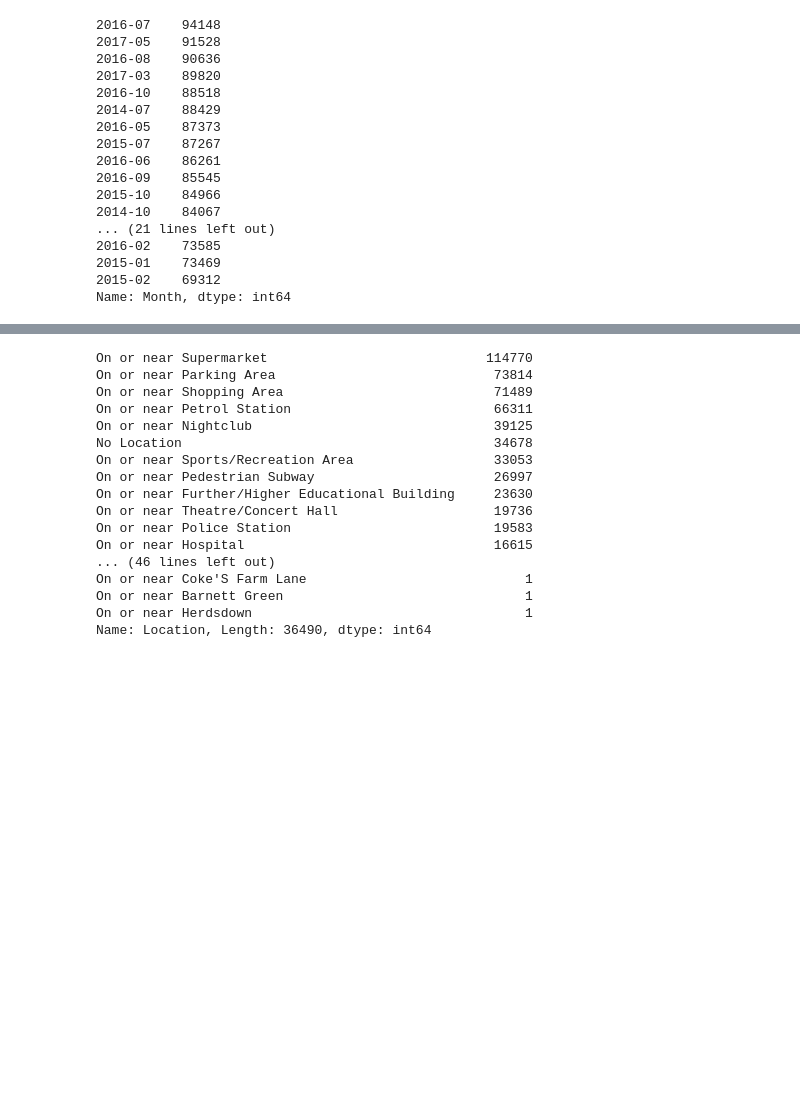
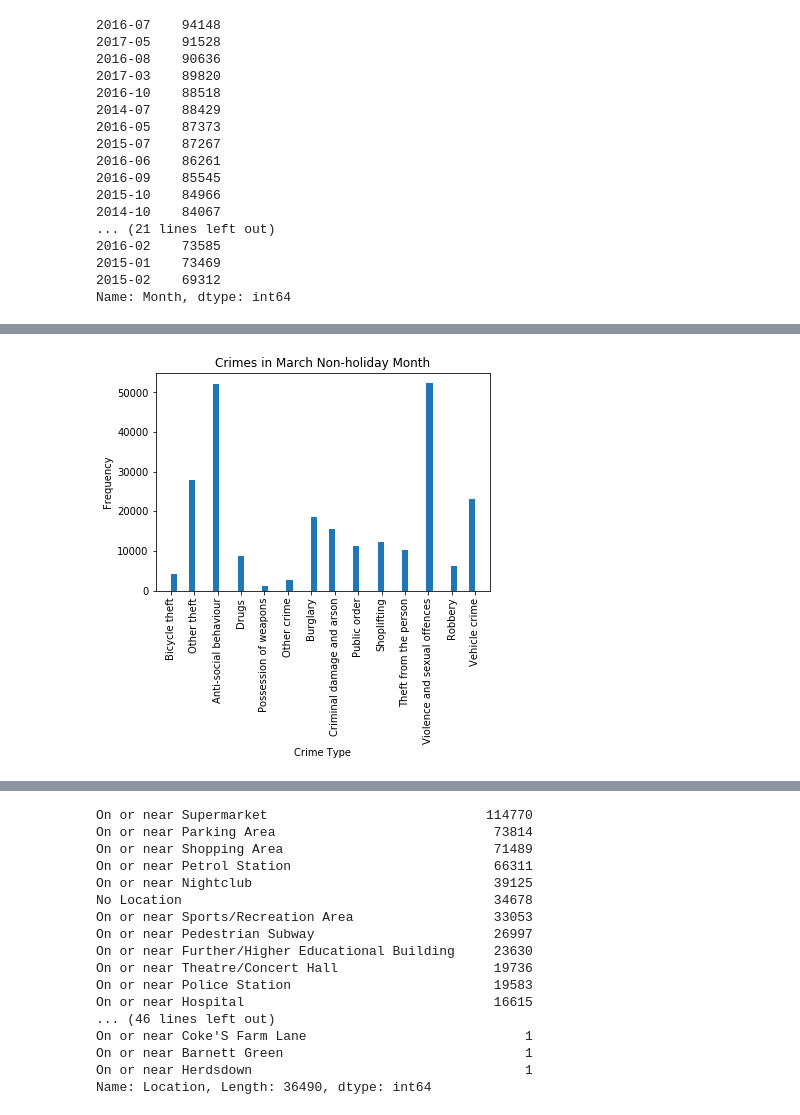
Before and after one commit to ToluAkin/improved-octo-dollop, a Jupyter notebook: capstone.ipynb, the cells around one changed output, grey strips where cells are left out. Cells and saved outputs as stored; diff of their text form; code cells hidden in the pictures; blank space fills up the shorter version.

```diff
--- a/capstone.ipynb
+++ b/capstone.ipynb
@@ -260,0 +327,11 @@ Name: Month, dtype: int64
+# %%
+marCrime = street[street['Month'] == '03']
+x = marCrime['Crime type'].tolist()
+plt.hist(x, bins=50)
+plt.ylabel("Frequency")
+plt.xlabel("Crime Type")
+plt.title("Crimes in March Non-holiday Month")
+plt.xticks(rotation='vertical')
+plt.show()
+# %% [output]
+[figure, added]
```
Also changed, not shown: parts of 19 cells of this notebook.
